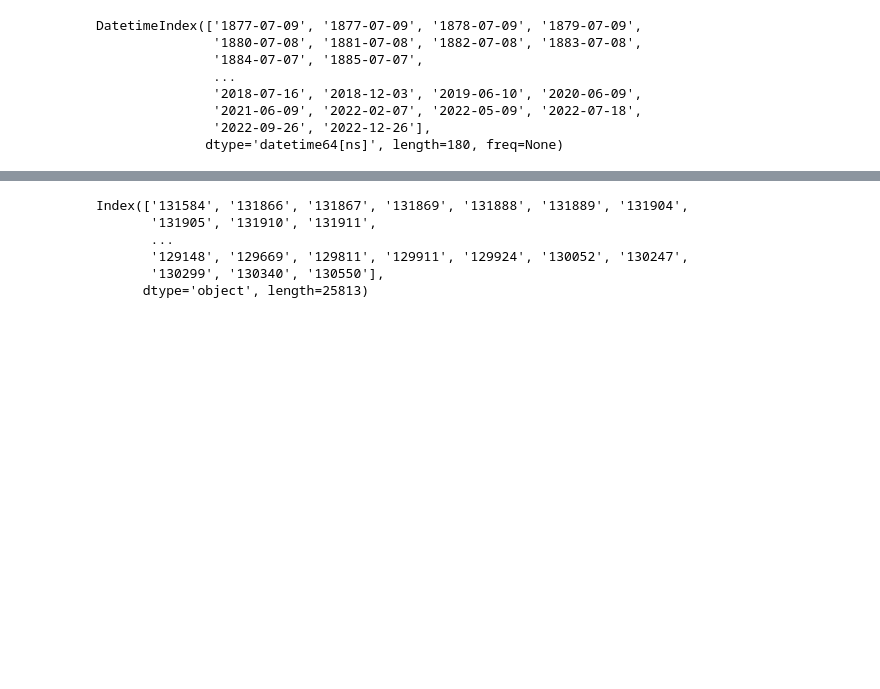
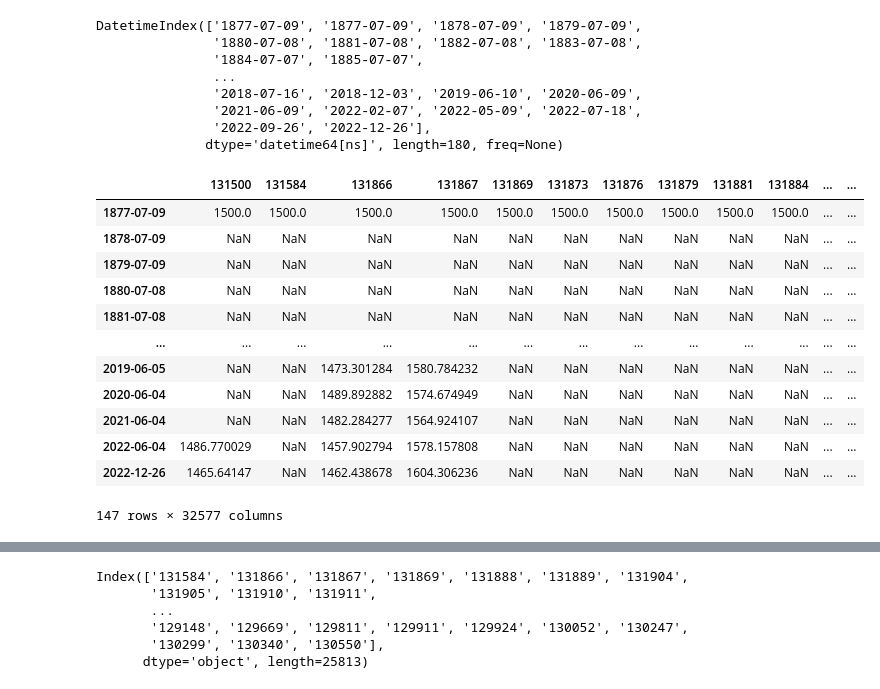
Before and after one commit to wcmohr/wcmohr_portfolio, a Jupyter notebook: Notebooks/Testing.ipynb, the cells around one changed output, grey strips where cells are left out. Cells and saved outputs as stored; diff of their text form; code cells hidden in the pictures; blank space fills up the shorter version.

```diff
--- a/Notebooks/Testing.ipynb
+++ b/Notebooks/Testing.ipynb
@@ -76,6 +95,22 @@ def get_recent_rating_wp(ratingsHistory_df,tourney_date,winner_id,loser_id):
     winner_rating, loser_rating = ratingsHistory_df.loc[timestamp,[winner_id,loser_id]]
     wp = 1/(1 + 10**((loser_rating-winner_rating)/400))
     return winner_rating, loser_rating, wp
+# %%
+ratingsHistory_df
+# %% [output]
+|  | 131500 | 131584 | 131866 | 131867 | 131869 | 131873 | 131876 | 131879 | 131881 | 131884 | ... | ... |
+| 1877-07-09 | 1500.0 | 1500.0 | 1500.0 | 1500.0 | 1500.0 | 1500.0 | 1500.0 | 1500.0 | 1500.0 | 1500.0 | ... | ... |
+| 1878-07-09 | NaN | NaN | NaN | NaN | NaN | NaN | NaN | NaN | NaN | NaN | ... | ... |
+| 1879-07-09 | NaN | NaN | NaN | NaN | NaN | NaN | NaN | NaN | NaN | NaN | ... | ... |
+| 1880-07-08 | NaN | NaN | NaN | NaN | NaN | NaN | NaN | NaN | NaN | NaN | ... | ... |
+| 1881-07-08 | NaN | NaN | NaN | NaN | NaN | NaN | NaN | NaN | NaN | NaN | ... | ... |
+| ... | ... | ... | ... | ... | ... | ... | ... | ... | ... | ... | ... | ... |
+| 2019-06-05 | NaN | NaN | 1473.301284 | 1580.784232 | NaN | NaN | NaN | NaN | NaN | NaN | ... | ... |
+| 2020-06-04 | NaN | NaN | 1489.892882 | 1574.674949 | NaN | NaN | NaN | NaN | NaN | NaN | ... | ... |
+| 2021-06-04 | NaN | NaN | 1482.284277 | 1564.924107 | NaN | NaN | NaN | NaN | NaN | NaN | ... | ... |
+| 2022-06-04 | 1486.770029 | NaN | 1457.902794 | 1578.157808 | NaN | NaN | NaN | NaN | NaN | NaN | ... | ... |
+| 2022-12-26 | 1465.64147 | NaN | 1462.438678 | 1604.306236 | NaN | NaN | NaN | NaN | NaN | NaN | ... | ... |
+147 rows × 32577 columns
 # %%
 def get_recent_rating_rd_wp(ratingsHistory_df,rdHistory_df,tourney_date,winner_id,loser_id):
     """Return the most recent ratings and rating deviations for the competitors as
```
Also changed, not shown: parts of 10 cells of this notebook, 1 other file.
